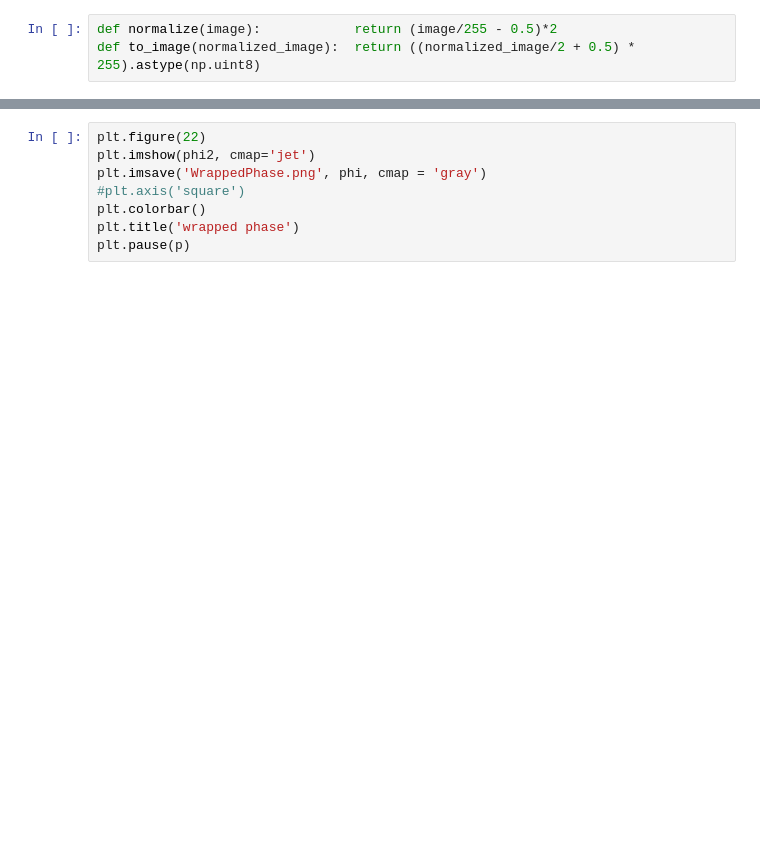
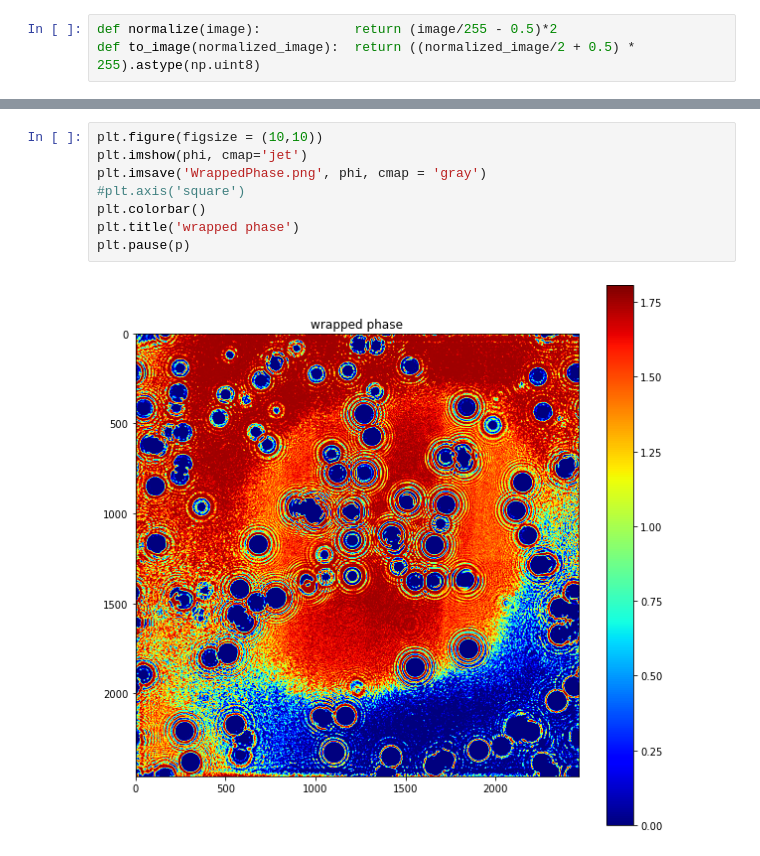
Before and after one commit to Dave-tB/MIDHM, a Jupyter notebook: Hologram_Reconstruct_From_Matlab.ipynb, the cells around one changed output, grey strips where cells are left out. Cells and saved outputs as stored; diff of their text form; blank space fills up the shorter version.

```diff
--- a/Hologram_Reconstruct_From_Matlab.ipynb
+++ b/Hologram_Reconstruct_From_Matlab.ipynb
@@ -268,9 +140,11 @@ plt.pause(p)
 # %%
-plt.figure(22)
-plt.imshow(phi2, cmap='jet')
+plt.figure(figsize = (10,10))
+plt.imshow(phi, cmap='jet')
 plt.imsave('WrappedPhase.png', phi, cmap = 'gray')
 #plt.axis('square')
 plt.colorbar()
 plt.title('wrapped phase')
 plt.pause(p)
+# %% [output]
+[figure, added]
 # %%
```
Also changed, not shown: parts of 15 cells of this notebook, 3 other files.
